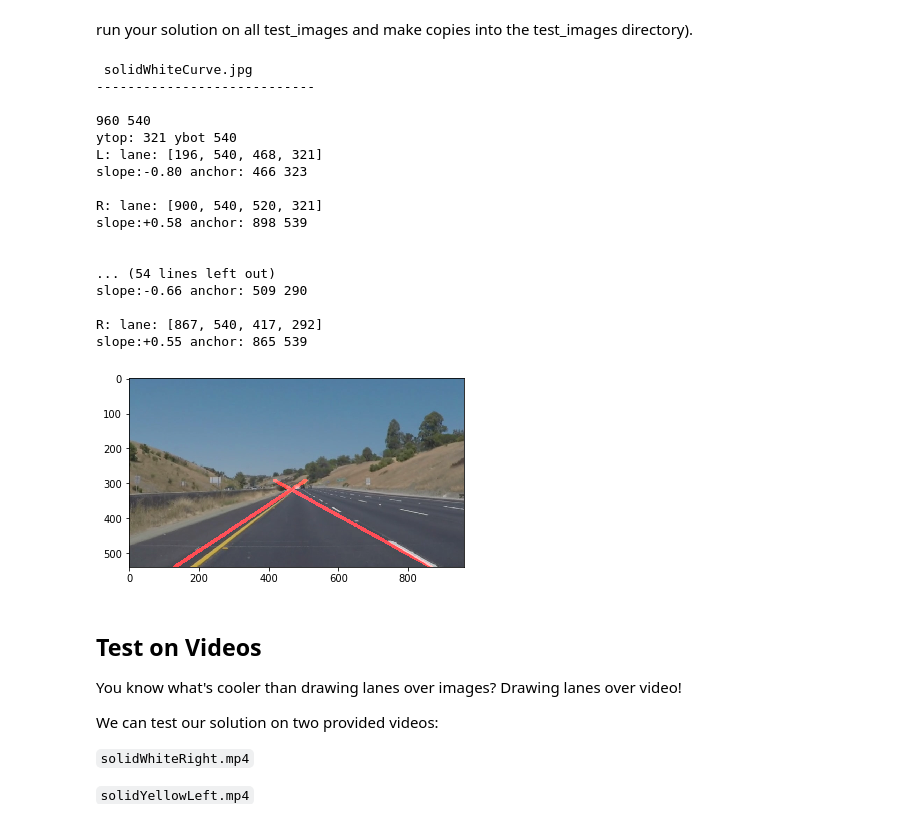
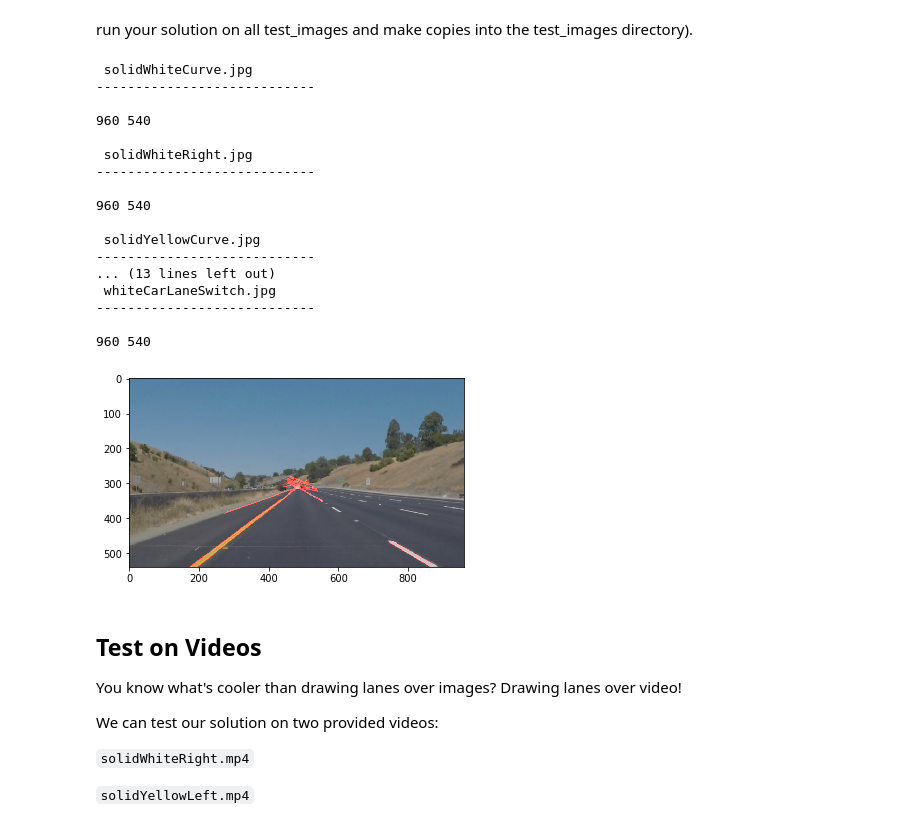
Before and after one commit to SherylHohman/CarND-LaneLines-P1, a Jupyter notebook: P1.ipynb, the cells around one changed output. Drawn from its saved outputs; the diff is of its cells as text; code cells hidden in the pictures.

Commit message:
WIP: temp- save for returning to
commented stuff out to run video, and also demo
right now runs canney lines instead of lane morkers

```diff
--- a/P1.ipynb
+++ b/P1.ipynb
@@ -132,6 +132,7 @@ def draw_lines(img, lines, color=[255, 0, 0], thickness=2):
     this function with the weighted_img() function below
     """
 
+    """
     ## Plan:
     # segregate parallel lines from same line
 
@@ -300,9 +301,9 @@ def draw_lines(img, lines, color=[255, 0, 0], thickness=2):
 
     # lane line based on largest x-value and largest y-value in canney coordinates
     # min y, and max x
-    ytopL = int(round( y? + m*(xtopL - x?) ))
-    ybotL = int(round( (y? - y0)/m + x ))
-    laneL_alt = [xbotL, ymax, xt, yt]
+    #ytopL = int(round( y? + m*(xtopL - x?) ))
+    #ybotL = int(round( y? + m*(xbotL - x?) ))
+    #laneL_alt = [xbotL, ymax, xt, yt]
 
     # warn: could return coordinates that are higher than ymin for the mask
     # warn: this routine presumes that the largest y-value in canney lines should NOT be masked out
@@ -338,20 +339,21 @@ def draw_lines(img, lines, color=[255, 0, 0], thickness=2):
     #TODO: don't let lines cross. compart xmax_L and xmin_R. adjust endpoint, if necessary
 
     # Lane Lines
-    lanes = [laneL_xmin, laneR]
+    lanes = [laneL_ymin, laneR]
+    #lanes = [laneL_xmin, laneR]
 
     # draw extrapolated lines
     for lane in lanes:
         for x1,y1,x2,y2 in lanes:
             #print(x1,y1,x2,y2, lane, lanes)
             cv2.line(img, (x1, y1), (x2, y2), lane_color, lane_thickness)
-
+"""
 
 
     # Draws Canny Lines.. (orig draw_lines code)
-    #for line in lines:
-        #for x1,y1,x2,y2 in line:
-            #cv2.line(img, (x1, y1), (x2, y2), color, thickness)
+    for line in lines:
+        for x1,y1,x2,y2 in line:
+            cv2.line(img, (x1, y1), (x2, y2), color, thickness)
             #cv2.line(img, (x1, y1), (x2, y2), canney_color, canney_thickness)
 
 def hough_lines(img, rho, theta, threshold, min_line_len, max_line_gap):
@@ -442,7 +444,7 @@ for f in files:
 
     # save masked image for testing purposes
     # todo: delete or comment out when finished
-    masked_image = np.copy(region_of_interest(color_select, vertices))
+    #masked_image = np.copy(region_of_interest(color_select, vertices))
 
     #mpimg.imsave('test_images/1mask_'+f, masked_image)
     #plt.imshow(masked_image)
@@ -488,43 +490,43 @@ for f in files:
     threshold    = 14    # minimum number of votes (intersections in Hough grid cell)
     min_line_len = 30    # minimum number of pixels making up a line
     max_line_gap = 8     # maximum gap in pixels between connectable line segments
 
     # Run Hough on masked_edge (masked-canney) image
     lines_img = hough_lines(masked_edges, rho, theta, threshold, min_line_len, max_line_gap)
     #mpimg.imsave('test_images/5lines_'+f, lines_img)
     plt.imshow(lines_img)
 
 
     ## Draw Lines
     # draw_lines is called from INSIDE hough_lines !
 
     # overlay lane lines (houghes_img) onto orig (color_select) image
     result = weighted_img(lines_img, color_select, a=0.8, ß=1., λ=0.)
     plt.imshow(result)
 
 
     # save final image with line lanes drawn on it
     # todo: change naming of copied file (prefer: base_lanes.ext)
     mpimg.imsave('test_images/9lanes_'+f, result)
 # %% [output]
  solidWhiteCurve.jpg
 ----------------------------
 
 960 540
-ytop: 321 ybot 540
-L: lane: [196, 540, 468, 321]
-slope:-0.80 anchor: 466 323
 
-R: lane: [900, 540, 520, 321]
-slope:+0.58 anchor: 898 539
+ solidWhiteRight.jpg
+----------------------------
 
+960 540
 
-... (54 lines left out)
-slope:-0.66 anchor: 509 290
+ solidYellowCurve.jpg
+----------------------------
+... (13 lines left out)
+ whiteCarLaneSwitch.jpg
+----------------------------
 
-R: lane: [867, 540, 417, 292]
-slope:+0.55 anchor: 865 539
+960 540
-[figure, old version]
+[figure, new version]
 # %% [markdown]
 ## Test on Videos
 
```
Also changed, not shown: parts of 2 cells of this notebook, 6 other files.
